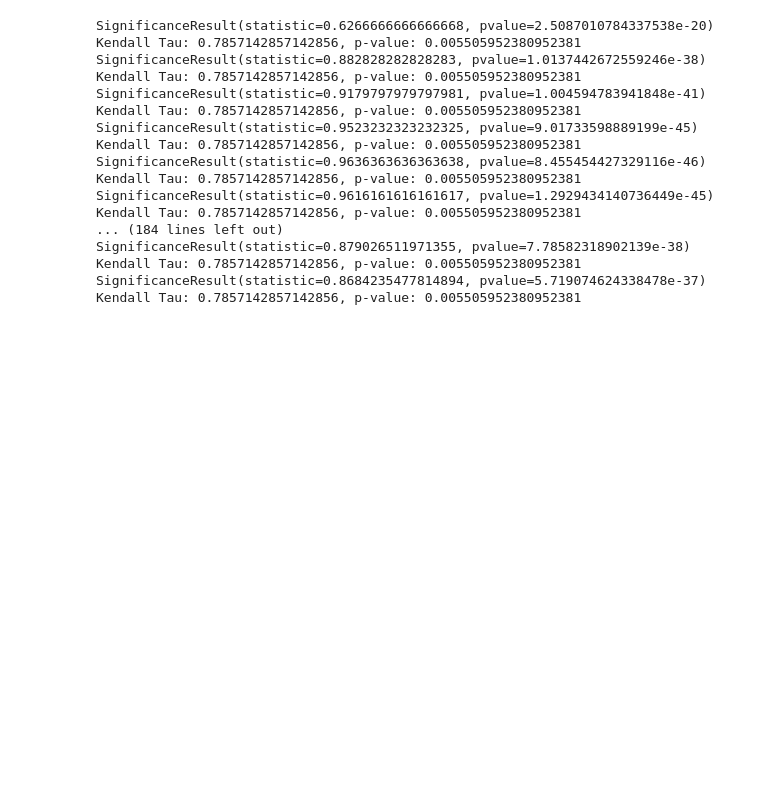
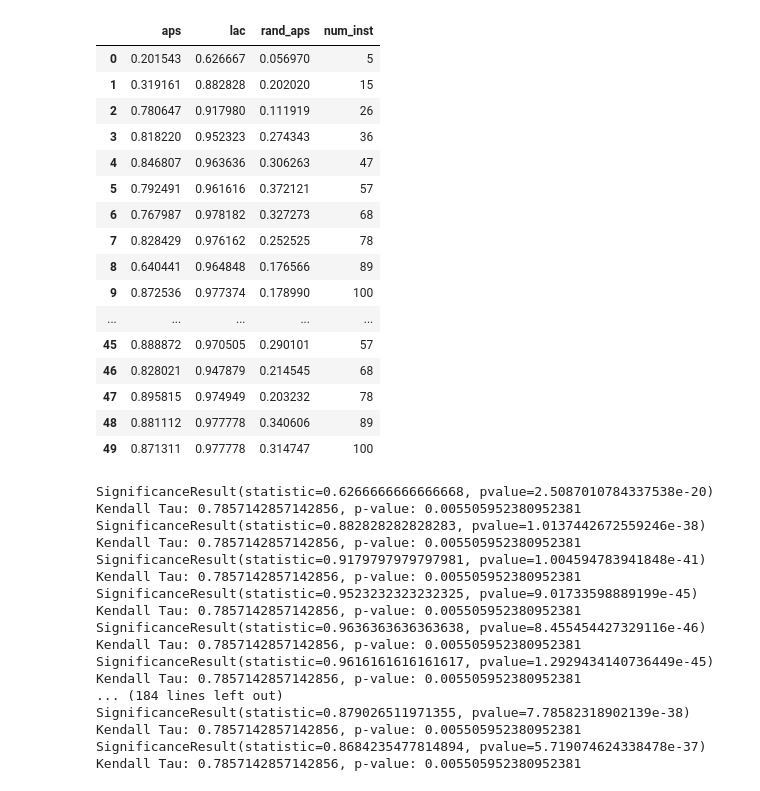
Before and after one commit to yunjinnkim/preference-based-cp, a Jupyter notebook: notebooks/plot_learning_ncs.ipynb, the cells around one changed output. Cells and saved outputs as stored; diff of their text form; code cells hidden in the pictures; blank space fills up the shorter version.

```diff
--- a/notebooks/plot_learning_ncs.ipynb
+++ b/notebooks/plot_learning_ncs.ipynb
@@ -29,3 +29,23 @@ plt.savefig("replicating.pdf",bbox_extra_artists=(lgd,), bbox_inches='tight')
+# %%
+df
+# %% [output]
+|  | aps | lac | rand_aps | num_inst |
+| 0 | 0.201543 | 0.626667 | 0.056970 | 5 |
+| 1 | 0.319161 | 0.882828 | 0.202020 | 15 |
+| 2 | 0.780647 | 0.917980 | 0.111919 | 26 |
+| 3 | 0.818220 | 0.952323 | 0.274343 | 36 |
+| 4 | 0.846807 | 0.963636 | 0.306263 | 47 |
+| 5 | 0.792491 | 0.961616 | 0.372121 | 57 |
+| 6 | 0.767987 | 0.978182 | 0.327273 | 68 |
+| 7 | 0.828429 | 0.976162 | 0.252525 | 78 |
+| 8 | 0.640441 | 0.964848 | 0.176566 | 89 |
+| 9 | 0.872536 | 0.977374 | 0.178990 | 100 |
+| ... | ... | ... | ... | ... |
+| 45 | 0.888872 | 0.970505 | 0.290101 | 57 |
+| 46 | 0.828021 | 0.947879 | 0.214545 | 68 |
+| 47 | 0.895815 | 0.974949 | 0.203232 | 78 |
+| 48 | 0.881112 | 0.977778 | 0.340606 | 89 |
+| 49 | 0.871311 | 0.977778 | 0.314747 | 100 |
 # %%
 df.to_csv("replicating_ncs.csv")
 # %%
```
Also changed, not shown: parts of 1 cell of this notebook, 2 other files.
